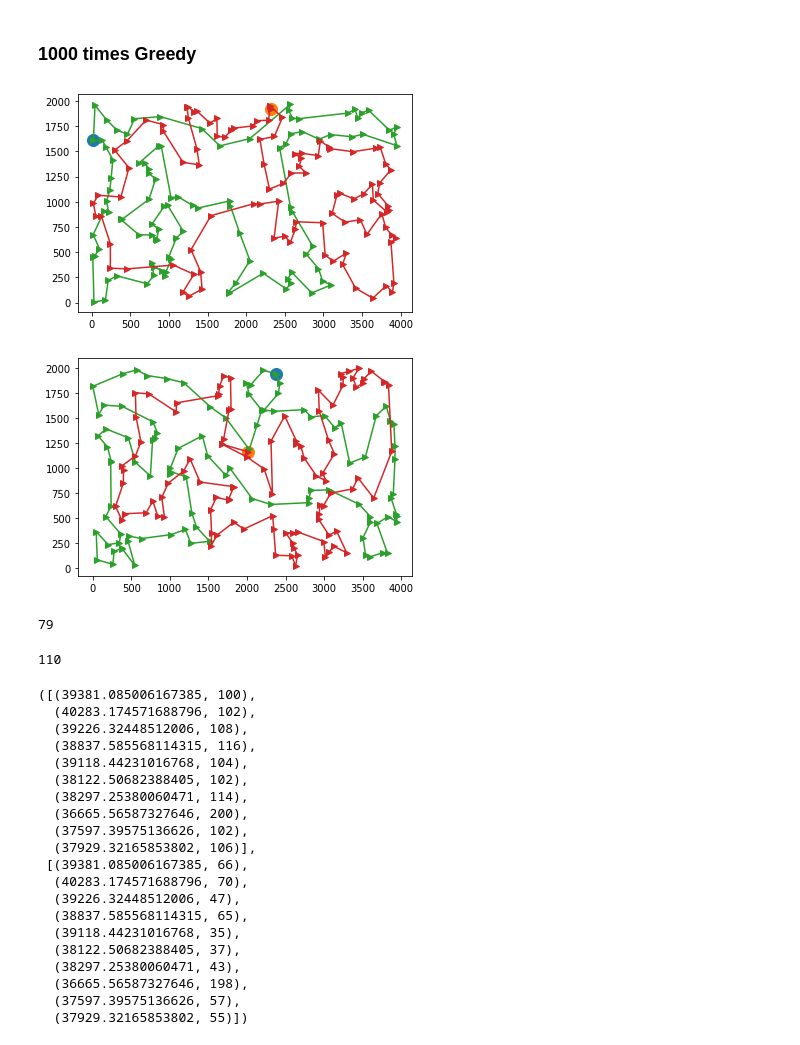
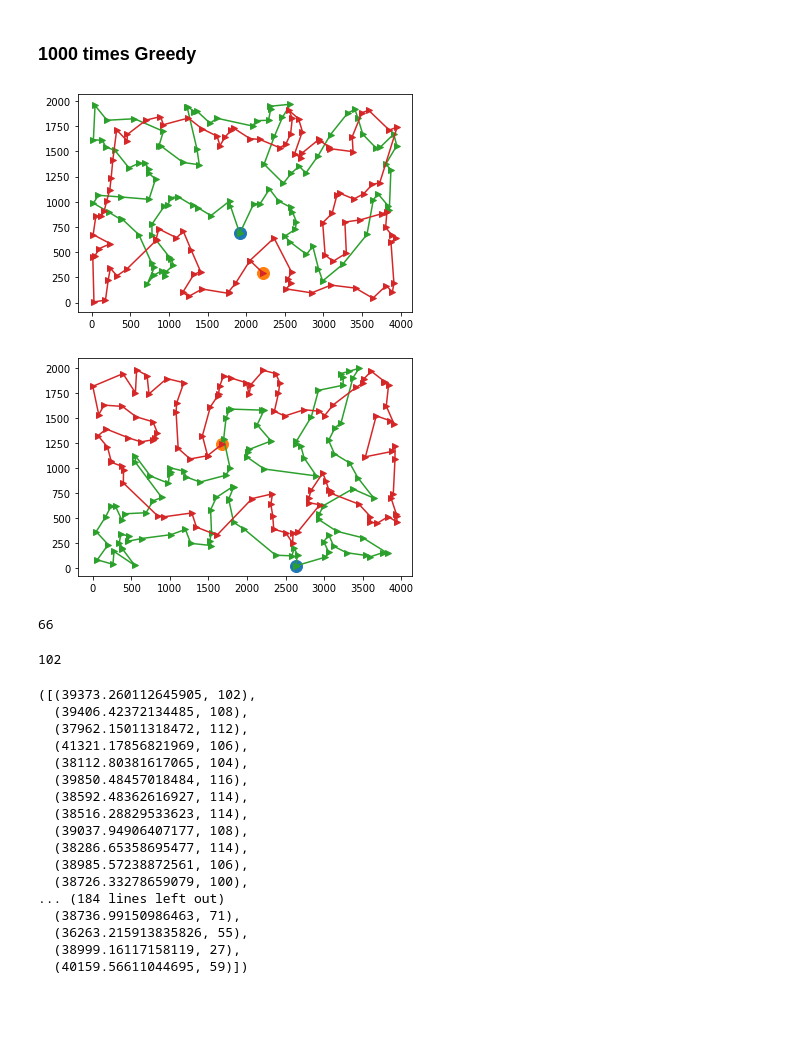
Before and after one commit to mikolaj-sienkiewicz/PP_Inteligente_Metody_Optymalizacji, a Jupyter notebook: Lab6/Lab6.ipynb, the cells around one changed output. Drawn from its saved outputs; the diff is of its cells as text; code cells hidden in the pictures; blank space fills up the shorter version.

```diff
--- a/Lab6/Lab6.ipynb
+++ b/Lab6/Lab6.ipynb
@@ -245,36 +245,36 @@ def greedy_search(dist, np_dots, init_random = False, switch="change_edges", cyc
 # %%
 cyclesTable = {}
 distanceTable = {}
 for dataset_choice in ["kroa","krob"]:
     if dataset_choice=="kroa":
         dataset=np_kroa
         dic=kroa
         dist=copy.deepcopy(dista)
         dist_stable=copy.deepcopy(dista)
     else:
         dataset=np_krob
         dic=krob
         dist=copy.deepcopy(distb)
         dist_stable=copy.deepcopy(distb)
     cyclesTable[dataset_choice]=[]
     distanceTable[dataset_choice]=[]
-    for iteration in tqdm(range(4)):
+    for iteration in tqdm(range(1000)):
         cycles,bestDist=greedy_search(dist, dataset, init_random = True, switch="change_edges")
         cyclesTable[dataset_choice].append(cycles)
         distanceTable[dataset_choice].append(bestDist)
     cycles = cyclesTable[dataset_choice][np.argmin(distanceTable[dataset_choice])]
     plt.clf()
     plt.plot(dataset[:,0][cycles[0][0]], dataset[:,1][cycles[0][0]], "o", markersize=12)
     plt.plot(dataset[:,0][cycles[1][0]], dataset[:,1][cycles[1][0]], "o", markersize=12)
     plt.plot(dataset[:,0][[*cycles[0],cycles[0][0]]], dataset[:,1][[*cycles[0],cycles[0][0]]], "->")
     plt.plot(dataset[:,0][[*cycles[1],cycles[1][1]]], dataset[:,1][[*cycles[1],cycles[1][1]]], "->")
     plt.savefig(f"1000Gredy{dataset_choice}.png")
     plt.show()
     with open(f"Greedy1000{dataset_choice}.txt", "w") as f:
         f.write(f"min:{np.min(distanceTable[dataset_choice])}, max:{np.max(distanceTable[dataset_choice])}, mean:{np.mean(distanceTable[dataset_choice])}")
 # %% [output]
-[figure, old version]
+[figure, new version]
-[figure, old version]
+[figure, new version]
 # %%
 def edgeSim(cycles1,cycles2):
     cycles1merged=list(np.concatenate([np.array(cycles1[0]),np.array([cycles1[0][0],201]),np.array(cycles1[1]),np.array([cycles1[1][0]])]))
@@ -298,7 +298,7 @@ def edgeSim(cycles1,cycles2):
 # %%
 edgeSim(cyclesTable["kroa"][0],cyclesTable["kroa"][1])
 # %% [output]
-79
+66
 # %%
 def vertexSim(cycles1,cycles2):
     z2z=0
@@ -311,9 +312,9 @@ def vertexSim(cycles1,cycles2):
     else:
         return 2*z2z
 # %%
-vertexSim(cyclesTable["kroa"][0],cyclesTable["kroa"][1])
+vertexSim(cyclesTable["kroa"][500],cyclesTable["kroa"][2])
 # %% [output]
-110
+102
 # %%
 def simWithBest(cyclesTable,distanceTable):
     bestCycles=cyclesTable[np.argmin(distanceTable)]
@@ -329,26 +330,23 @@ def simWithBest(cyclesTable,distanceTable):
 # %%
 simWithBest(cyclesTable["kroa"],distanceTable["kroa"])
 # %% [output]
-([(39381.085006167385, 100),
-  (40283.174571688796, 102),
-  (39226.32448512006, 108),
-  (38837.585568114315, 116),
-  (39118.44231016768, 104),
-  (38122.50682388405, 102),
-  (38297.25380060471, 114),
-  (36665.56587327646, 200),
-  (37597.39575136626, 102),
-  (37929.32165853802, 106)],
- [(39381.085006167385, 66),
-  (40283.174571688796, 70),
-  (39226.32448512006, 47),
-  (38837.585568114315, 65),
-  (39118.44231016768, 35),
-  (38122.50682388405, 37),
-  (38297.25380060471, 43),
-  (36665.56587327646, 198),
-  (37597.39575136626, 57),
-  (37929.32165853802, 55)])
+([(39373.260112645905, 102),
+  (39406.42372134485, 108),
+  (37962.15011318472, 112),
+  (41321.17856821969, 106),
+  (38112.80381617065, 104),
+  (39850.48457018484, 116),
+  (38592.48362616927, 114),
+  (38516.28829533623, 114),
+  (39037.94906407177, 108),
+  (38286.65358695477, 114),
+  (38985.57238872561, 106),
+  (38726.33278659079, 100),
+... (184 lines left out)
+  (38736.99150986463, 71),
+  (36263.215913835826, 55),
+  (38999.16117158119, 27),
+  (40159.56611044695, 59)])
 # %%
 def simAverage(cyclesTable,distanceTable):
     averageVertSim=[]
```
Also changed, not shown: parts of 4 cells of this notebook, 13 other files.
